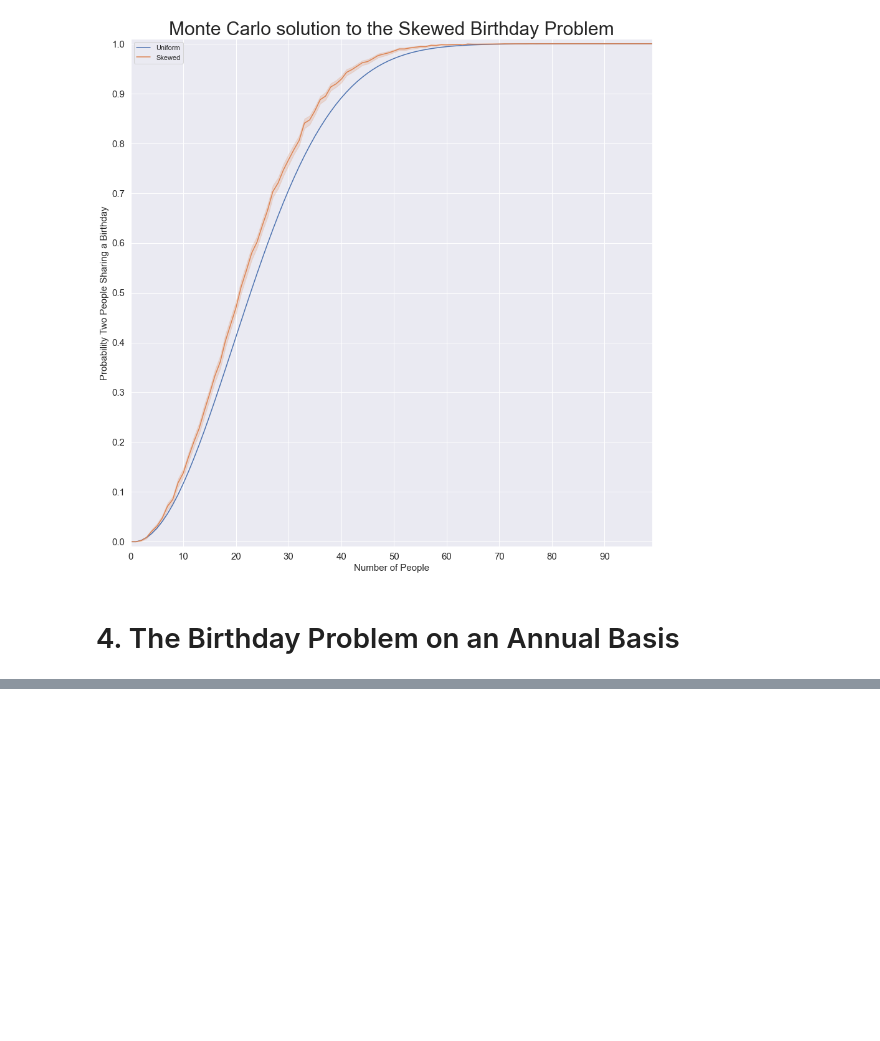
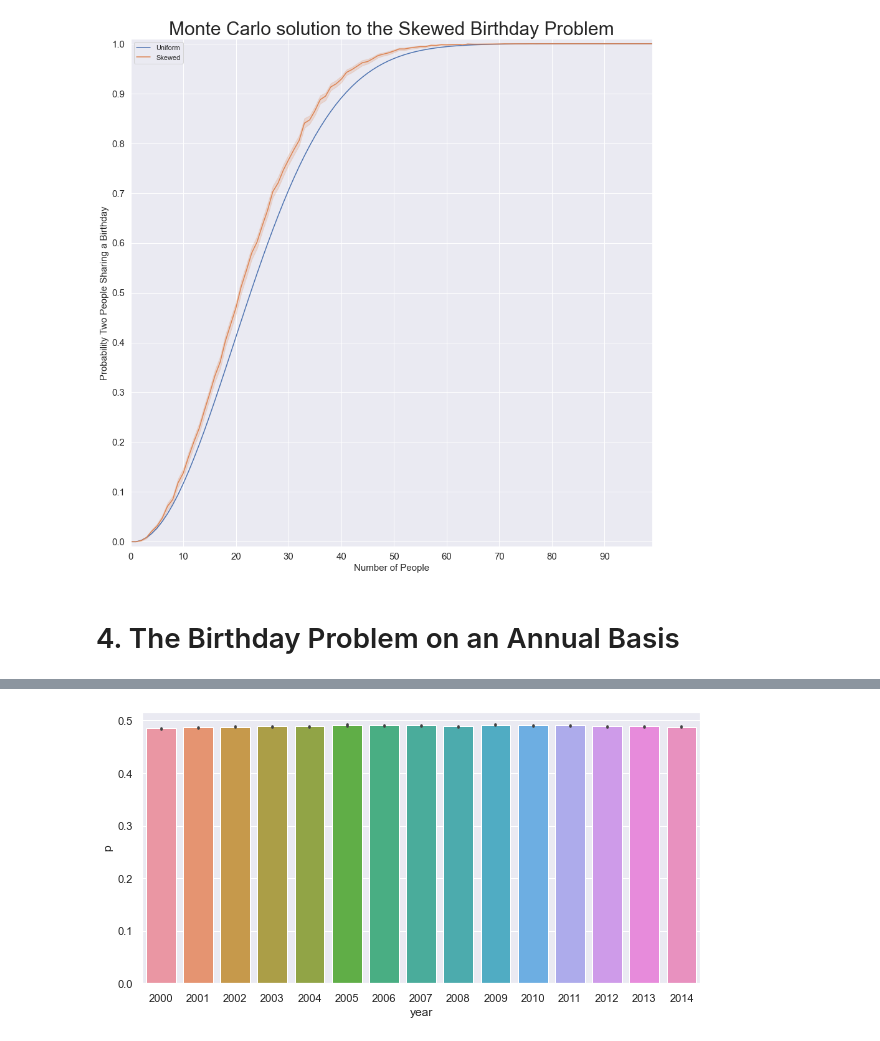
Before and after one commit to rcharan/birthdays, a Jupyter notebook: birthday_problem.ipynb, the cells around one changed output, grey strips where cells are left out. Drawn from its saved outputs; the diff is of its cells as text; code cells hidden in the pictures; blank space fills up the shorter version.

```diff
--- a/birthday_problem.ipynb
+++ b/birthday_problem.ipynb
@@ -446,0 +531,12 @@ plt.show()
+# %%
+%%time
+yearly_p_22 = (
+  df.set_index(['year', 'month', 'date_of_month'])
+    .groupby('year')
+    .births
+    .transform(lambda series : series/series.sum())
+    .rename('p_empirical')
+)
+
+np.random.seed(42)
+yearly_p_22 = {year : simulate_birthday_problem(22, 1000000, p) for year, p in yearly_p_22.groupby('year')}
@@ -446,0 +546,22 @@ plt.show()
+# %%
+yearly_p_22 = pd.DataFrame(yearly_p_22)
+# %%
+data = (yearly_p_22.stack()
+            .reset_index(-1)
+            .rename({
+              'level_1' : 'year',
+              0         : 'p'
+            }, axis = 'columns')
+)
+
+fig, ax = plt.subplots(figsize = (10, 5))
+sns.barplot(
+  data = data,
+  x    = 'year',
+  y    = 'p',
+  ax   = ax
+)
+
+plt.show()
+# %% [output]
+[figure, added]
```
Also changed, not shown: parts of 12 cells of this notebook, 5 other files.
